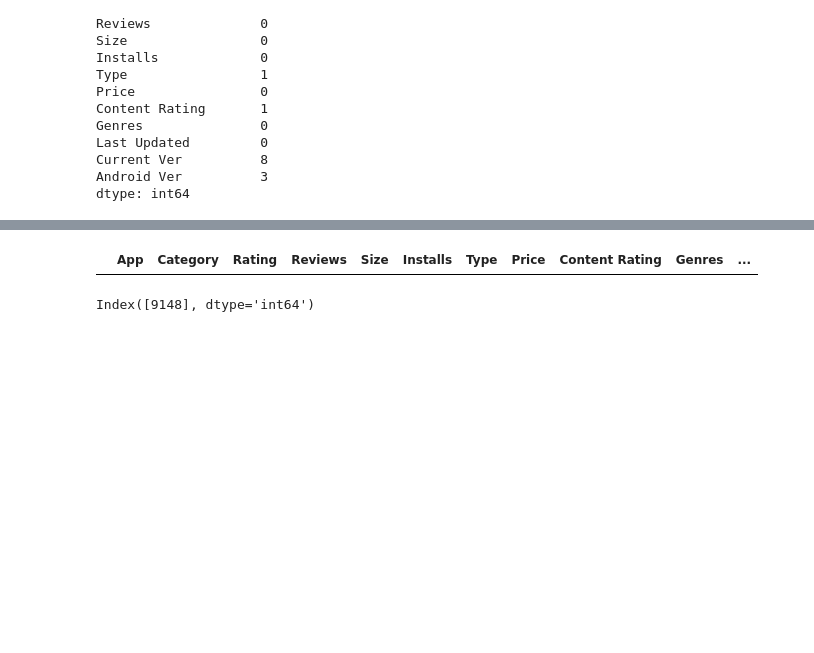
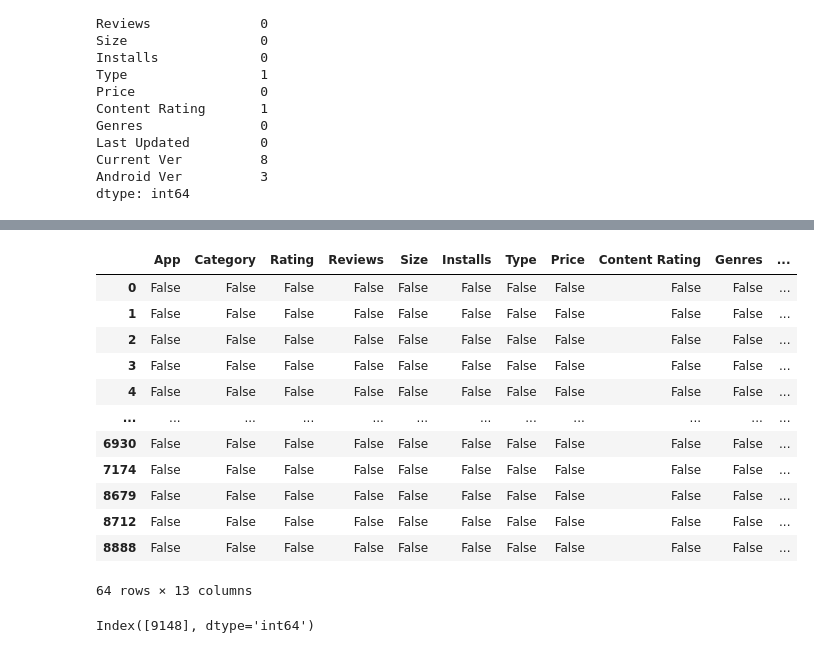
Before and after one commit to nikhildhimam25-cmyk/python, a Jupyter notebook: ds/climate.ipynb, the cells around one changed output, grey strips where cells are left out. Drawn from its saved outputs; the diff is of its cells as text; code cells hidden in the pictures; blank space fills up the shorter version.

```diff
--- a/ds/climate.ipynb
+++ b/ds/climate.ipynb
@@ -47,9 +47,21 @@ df.loc[[23],'Rating']=3.9
 df.loc[[7174],'Rating']=2.5
 df.loc[[8871],'Rating']=0
 # %%
-df[(df['Category']=='ART_AND_DESIGN')&(df['Rating'].isna())]
+df[(df['Category']=='ART_AND_DESIGN')&(df['Rating'])].isna()
 # %% [output]
 |  | App | Category | Rating | Reviews | Size | Installs | Type | Price | Content Rating | Genres | ... |
+| 0 | False | False | False | False | False | False | False | False | False | False | ... |
+| 1 | False | False | False | False | False | False | False | False | False | False | ... |
+| 2 | False | False | False | False | False | False | False | False | False | False | ... |
+| 3 | False | False | False | False | False | False | False | False | False | False | ... |
+| 4 | False | False | False | False | False | False | False | False | False | False | ... |
+| ... | ... | ... | ... | ... | ... | ... | ... | ... | ... | ... | ... |
+| 6930 | False | False | False | False | False | False | False | False | False | False | ... |
+| 7174 | False | False | False | False | False | False | False | False | False | False | ... |
+| 8679 | False | False | False | False | False | False | False | False | False | False | ... |
+| 8712 | False | False | False | False | False | False | False | False | False | False | ... |
+| 8888 | False | False | False | False | False | False | False | False | False | False | ... |
+64 rows × 13 columns
 # %%
 df[df['Type'].isnull()].index
 # %% [output]
```
Also changed, not shown: 2 other files.
